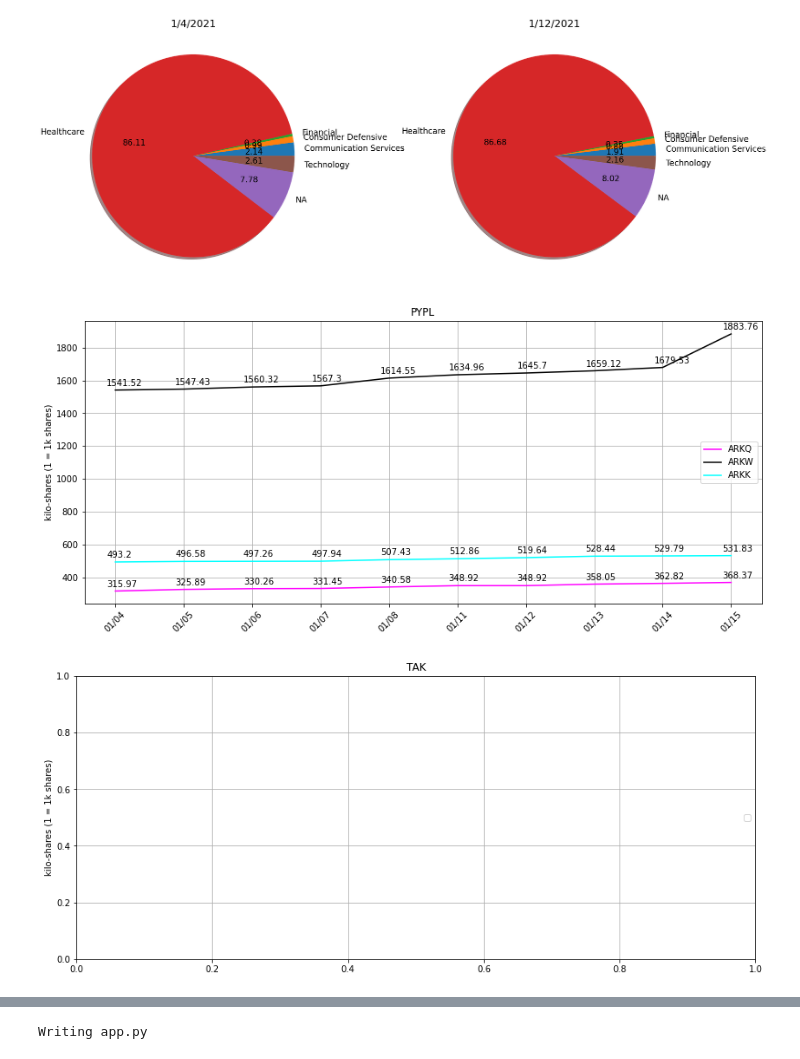
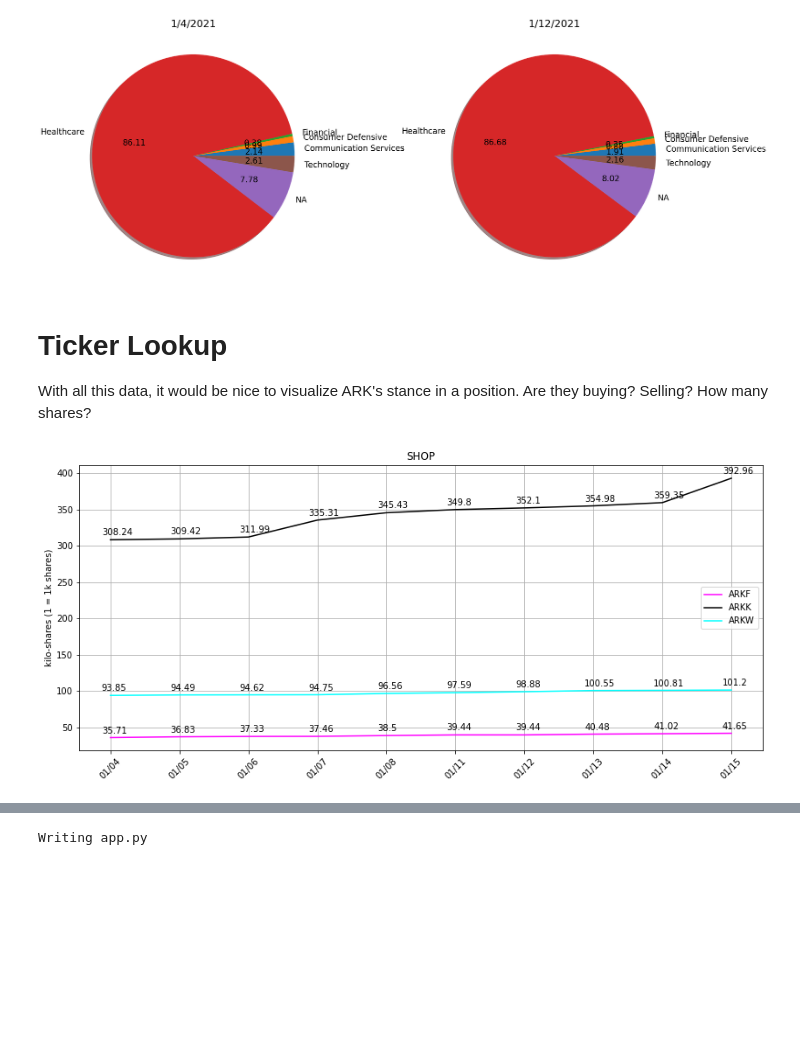
Before and after one commit to ShyuShiro/ARKFund_App, a Jupyter notebook: ARK Visualizations.ipynb, the cells around one changed output, grey strips where cells are left out. Drawn from its saved outputs; the diff is of its cells as text; code cells hidden in the pictures; blank space fills up the shorter version.

```diff
--- a/ARK Visualizations.ipynb
+++ b/ARK Visualizations.ipynb
@@ -399,5 +359,5 @@ see_data()
 # %%
-df = see_data()
+df = see_data(0)
 display(df)
 # %% [output]
 |  | date | fund | company | ticker | shares | weight | sector | cap | market_cap |
@@ -474,6 +438,10 @@ NA                        0.27
 Technology               -0.43
 Name: weight, dtype: float64
 [figure]
+# %% [markdown]
+# Ticker Lookup
+
+With all this data, it would be nice to visualize ARK's stance in a position. Are they buying? Selling? How many shares?
 # %%
 def ticker_lookup(tickers,together=True,funds=None):
     import matplotlib.pyplot as plt
@@ -484,7 +452,7 @@ def ticker_lookup(tickers,together=True,funds=None):
 
     df = see_data() #Grab all data in ARKFund.db
     df['date'] = df['date'].astype('datetime64[ns]') #Convert date to datetime object so data can be sorted
-    df = df.sort_values(['date'],ascending=True) #Sort by ascending date
+    df = df.sort_values(['date','fund'],ascending=True) #Sort by ascending date
 
     #Compute a date axis
     earliest_date = df.iloc[0]['date']
@@ -497,7 +465,7 @@ def ticker_lookup(tickers,together=True,funds=None):
     colors = ['magenta','k','cyan','g','r','dark green','pink','orange','yellow'] #Color pallete choices
 
     if funds == None: #If no fund is provided, search all 5 funds
-        funds = ["ARKQ","ARKW","ARKK","ARKF","ARKG"]
+        funds = ["ARKF","ARKG","ARKK","ARKQ","ARKW"]
 
     def log_reduction(val): #Reduce the y-axis by a factor of X
         import numpy as np
@@ -506,6 +474,8 @@ def ticker_lookup(tickers,together=True,funds=None):
     def timestamp_to_MonthDay(lst): #Convert "2021-01-14 00:00:00" to "01/14" for all elements in a list
         return [i.strftime("%m/%d") for i in lst]
 
+    fund_label = []
+    dates_vals = []
     if together:
         all_df = pd.DataFrame()
         i = 1
@@ -519,19 +489,25 @@ def ticker_lookup(tickers,together=True,funds=None):
 
             for _,r in subset:
                 shares = log_reduction(r['shares'])
+                fund_label.append(r['fund'].unique()[0])
                 dates = np.arange(0,len(shares)) #Create an arbitrary date axis from [0,n]
+                if len(dates_vals) < len(dates): #If a fund opened a new position in a ticker ... it would start plotting at the beginning of time
+                    dates_vals = dates #This sets the x-axis to be maximized correctly
+                    dates_labels = timestamp_to_MonthDay(r['date']) #This converts the correct x-axis from [0,1,2,...,n] to appropriate labels
+                else: #This case would be specifically if a fund opens a new position in the fund
+                    dates = np.arange(len(dates_vals)-len(dates),len(dates_vals)) #The fund will not span the [0,1,2,...,n], but instead some [m,m+1,...,n]
                 plt.plot(dates,shares,label=ticker,color=colors[j])
-                plt.xticks(dates,rotation=45,labels=timestamp_to_MonthDay(r['date'])) #Feed the arbirary axis with labels as the dates
                 for idx,Y in enumerate(shares):
-                    plt.annotate(str(Y),xy=(idx,Y),xytext=(-10,5),textcoords='offset points')
+                    plt.annotate(str(Y),xy=(dates[idx],Y),xytext=(-10,5),textcoords='offset points')
                 j += 1
                 all_df = all_df.append(r) #df to return in case its useful
 
             plt.title(ticker.upper())
+            plt.xticks(dates_vals,rotation=45,labels=dates_labels) #Feed the arbirary axis with labels as the dates
             #plt.yticks([]) #Hide y-axis (already have the numbers on the data points) -- might turn this into a feature
             #For shared plot ... need y-axis and legend on all figures
             plt.ylabel("kilo-shares (1 = 1k shares)")
-            plt.legend(labels=funds,loc="center right")
+            plt.legend(labels=fund_label,loc="center right")
             plt.grid(axis='both')
             i += 1
     else:
@@ -540,35 +516,34 @@ def ticker_lookup(tickers,together=True,funds=None):
         plt.figure(figsize=(14,6))
         plot_count = len(funds) #How many plots per fund
 
         for fund in funds:
 
             subset = df[df['fund']==fund.upper()]
             plt.subplot(1,plot_count,i)
             j = 0
 
             for ticker in tickers:
                 r = subset[subset['ticker']==ticker.upper()]
                 shares = log_reduction(r['shares'])
                 dates = np.arange(0,len(shares)) #Create arbitrary date axis
                 plt.plot(dates,shares,label=fund,color=colors[j])
-                plt.xticks(dates,rotation=45,labels=timestamp_to_MonthDay(r['date'])) #Feed in arbirary axis with labels as the dates
+                plt.xticks(dates_label,rotation=45,labels=dates_vals) #Feed in arbirary axis with labels as the dates
                 for idx,Y in enumerate(shares):
                     plt.annotate(str(Y),xy=(idx,Y),xytext=(-10,5),textcoords='offset points')
                 j += 1
                 all_df = all_df.append(r) #df to return in case its useful
 
             plt.title(fund.upper())
             #plt.yticks([])
             plt.grid(axis='y')
             plt.tight_layout()
             if i == 1:
                 plt.ylabel("kilo-shares (1 = 1k shares)")
             if i == plot_count:
                 plt.legend(labels=tickers,loc="center right")
             i += 1
     return all_df
-_ = ticker_lookup(tickers = ['pypl'],together=True)
+a = ticker_lookup(tickers = ['SHOP'],together=True)
 # %% [output]
-[figure, old version]
+[figure, new version]
-[figure, removed]
 # %%
```
Also changed, not shown: parts of 18 cells of this notebook, 1 other file.
